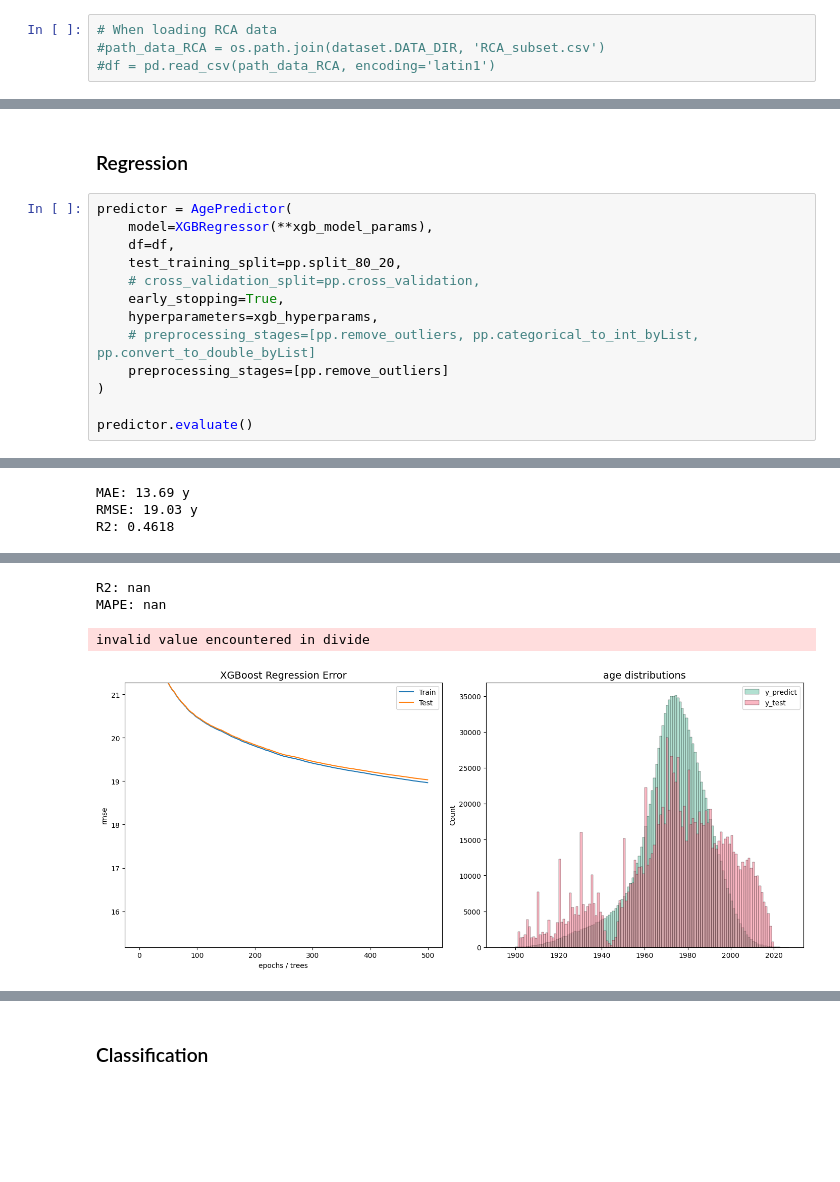
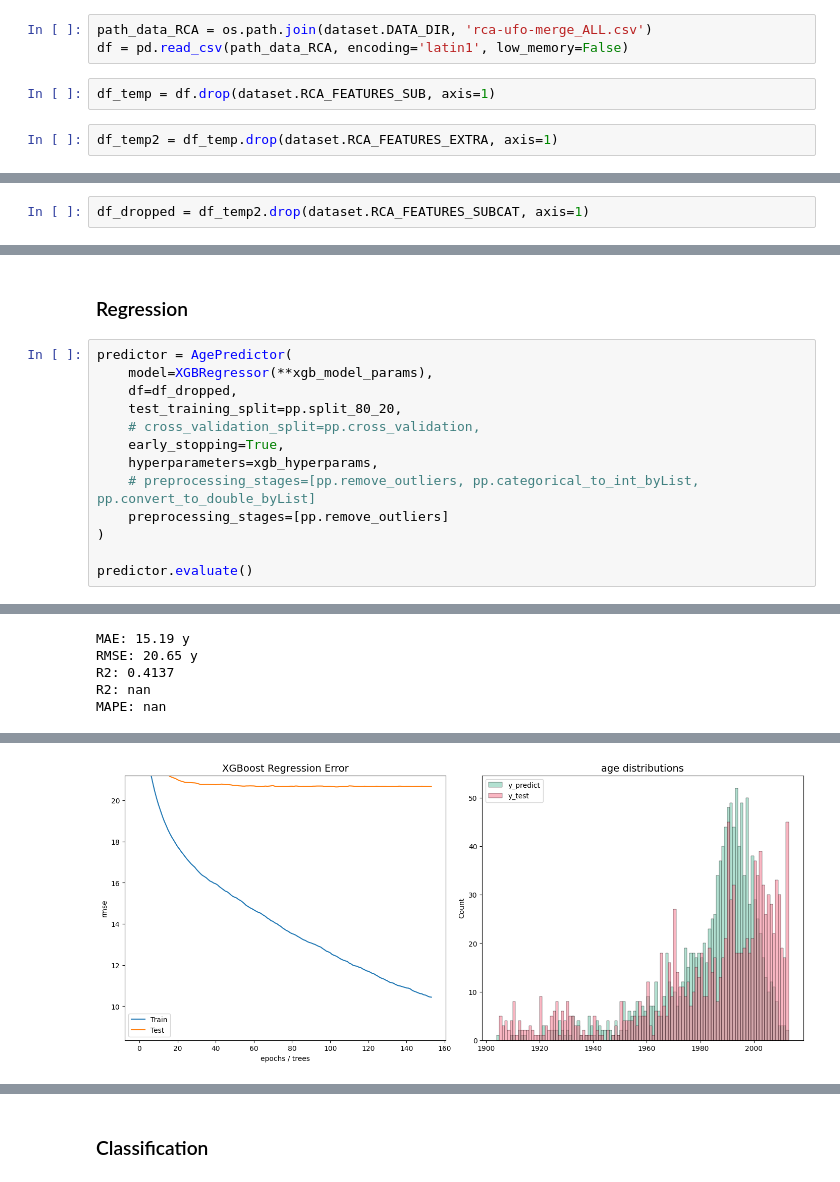
Before and after one commit to kaifoerster/BuildingAgePredictorML, a Jupyter notebook: demo/demo.ipynb, the cells around one changed output, grey strips where cells are left out. Cells and saved outputs as stored; diff of their text form; blank space fills up the shorter version.

```diff
--- a/demo/demo.ipynb
+++ b/demo/demo.ipynb
@@ -79,4 +71,7 @@ df = pd.read_pickle(path_data_NLD)
 # %%
-# When loading RCA data
-#path_data_RCA = os.path.join(dataset.DATA_DIR, 'RCA_subset.csv')
-#df = pd.read_csv(path_data_RCA, encoding='latin1')
+path_data_RCA = os.path.join(dataset.DATA_DIR, 'rca-ufo-merge_ALL.csv')
+df = pd.read_csv(path_data_RCA, encoding='latin1', low_memory=False)
+# %%
+df_temp = df.drop(dataset.RCA_FEATURES_SUB, axis=1)
+# %%
+df_temp2 = df_temp.drop(dataset.RCA_FEATURES_EXTRA, axis=1)
@@ -82,0 +82,2 @@ df = pd.read_pickle(path_data_NLD)
+# %%
+df_dropped = df_temp2.drop(dataset.RCA_FEATURES_SUBCAT, axis=1)
@@ -98,7 +103,7 @@ xgb_hyperparams = {
 # %%
 predictor = AgePredictor(
     model=XGBRegressor(**xgb_model_params),
-    df=df,
+    df=df_dropped,
     test_training_split=pp.split_80_20,
     # cross_validation_split=pp.cross_validation,
     early_stopping=True,
@@ -124,3 +130,5 @@ predictor.evaluate()
-MAE: 13.69 y
-RMSE: 19.03 y
-R2: 0.4618
+MAE: 15.19 y
+RMSE: 20.65 y
+R2: 0.4137
+R2: nan
+MAPE: nan
@@ -128,4 +135 @@ R2: 0.4618
-R2: nan
-MAPE: nan
-invalid value encountered in divide
-[figure, old version]
+[figure, new version]
```
Also changed, not shown: parts of 10 cells of this notebook, 7 other files.
